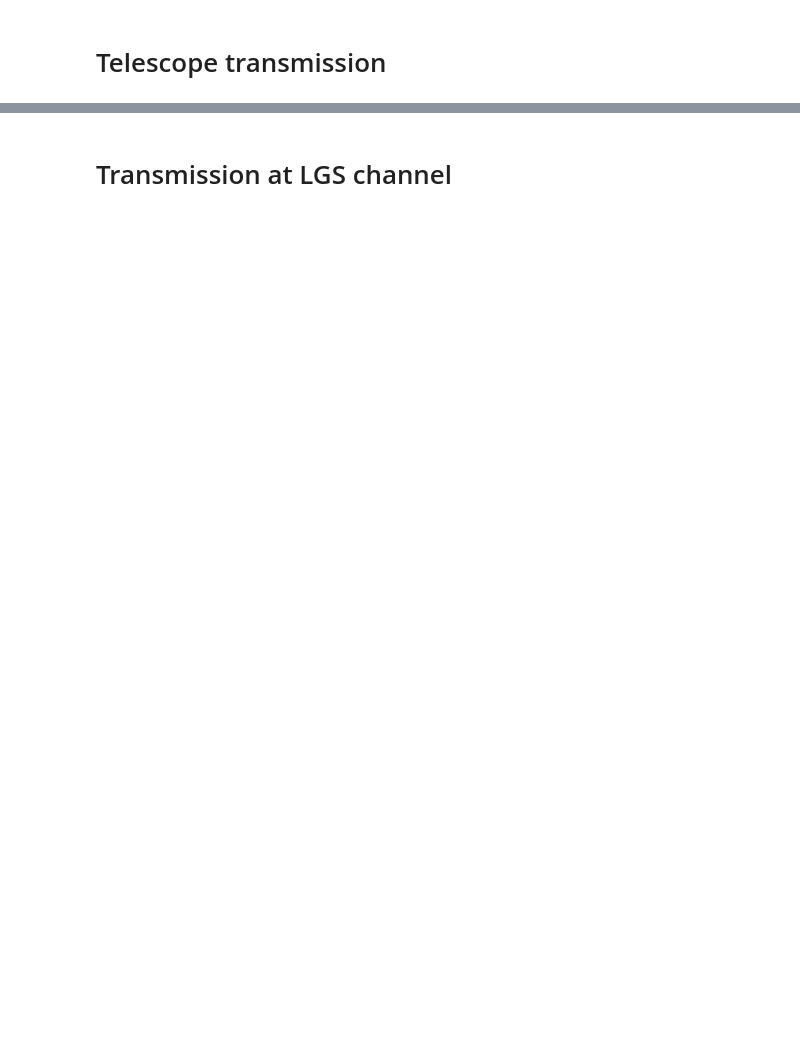
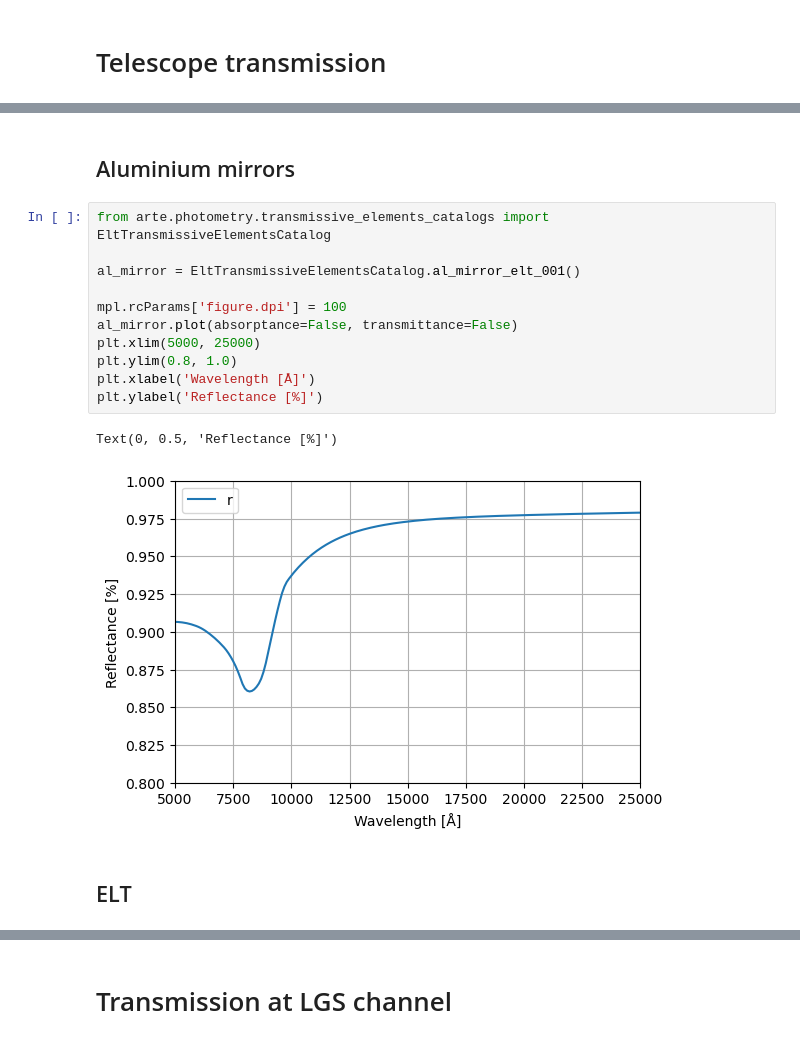
Before and after one commit to ArcetriAdaptiveOptics/arte, a Jupyter notebook: notebook/photometry/morfeo_transmissive_elements.ipynb, the cells around one changed output, grey strips where cells are left out. Drawn from its saved outputs; the diff is of its cells as text; blank space fills up the shorter version.

```diff
--- a/notebook/photometry/morfeo_transmissive_elements.ipynb
+++ b/notebook/photometry/morfeo_transmissive_elements.ipynb
@@ -8 +23,19 @@ from arte.photometry.transmissive_elements import EltAsTransmissiveElement, Dire
+# %% [markdown]
+## Aluminium mirrors
+# %%
+from arte.photometry.transmissive_elements_catalogs import EltTransmissiveElementsCatalog
+
+al_mirror = EltTransmissiveElementsCatalog.al_mirror_elt_001()
+
+mpl.rcParams['figure.dpi'] = 100
+al_mirror.plot(absorptance=False, transmittance=False)
+plt.xlim(5000, 25000)
+plt.ylim(0.8, 1.0)
+plt.xlabel('Wavelength [Å]')
+plt.ylabel('Reflectance [%]')
+# %% [output]
+Text(0, 0.5, 'Reflectance [%]')
+[figure, added]
+# %% [markdown]
+## ELT
 # %%
```
Also changed, not shown: parts of 11 cells of this notebook.
